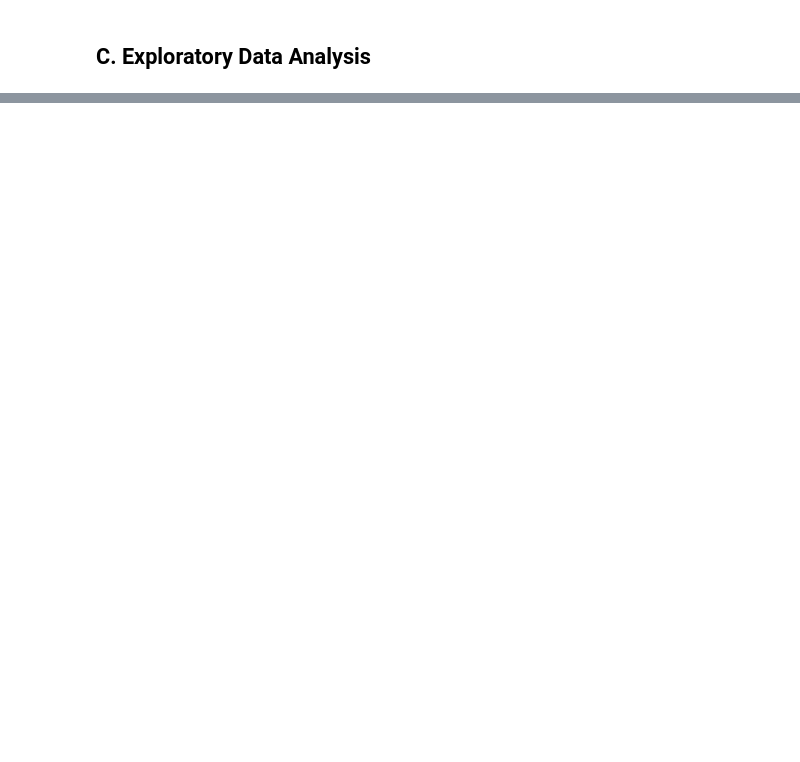
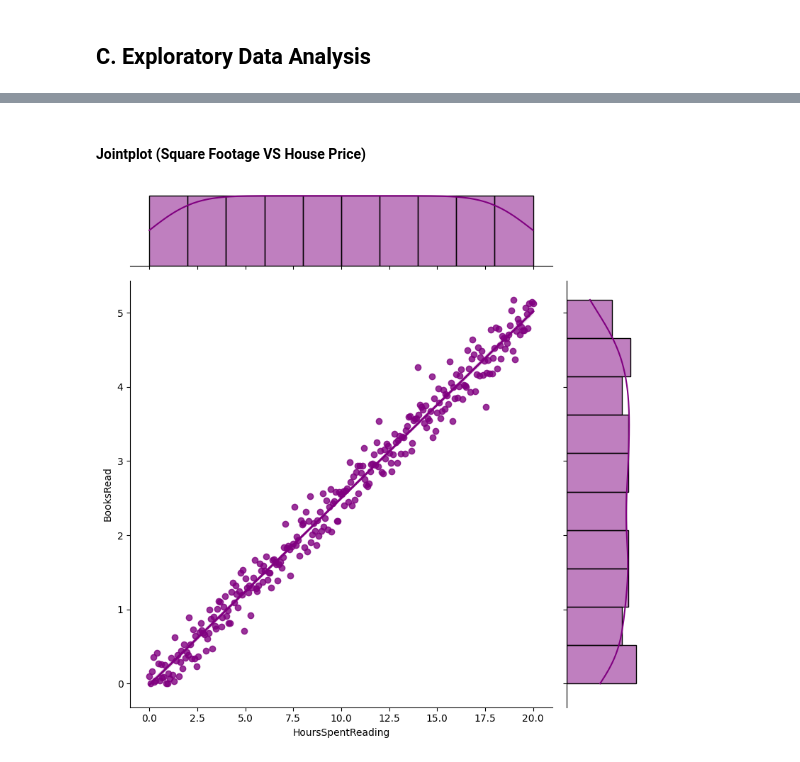
Before and after one commit to HablSank/1Day-1Dataset_MachineLearningProject, a Jupyter notebook: Day-20/Simple Linear Regression (Book Read Hours)/book_read.ipynb, the cells around one changed output, grey strips where cells are left out. Saved outputs shown, nothing was run; the diff lists cells and outputs as text; code cells hidden in the pictures; blank space fills up the shorter version.

Commit message:
Day - 20 (Simple Linear Regression) Exploratory Data Done

```diff
--- a/Day-20/Simple Linear Regression (Book Read Hours)/book_read.ipynb
+++ b/Day-20/Simple Linear Regression (Book Read Hours)/book_read.ipynb
@@ -110,0 +161,7 @@ for col in df.select_dtypes(include='number'):
+# %% [markdown]
+#### Jointplot (Square Footage VS House Price)
+# %%
+sns.jointplot(x='HoursSpentReading', y='BooksRead', data=df, kind='reg', color='purple', height=8)
+plt.show()
+# %% [output]
+[figure, added]
```
Also changed, not shown: parts of 11 cells of this notebook.
